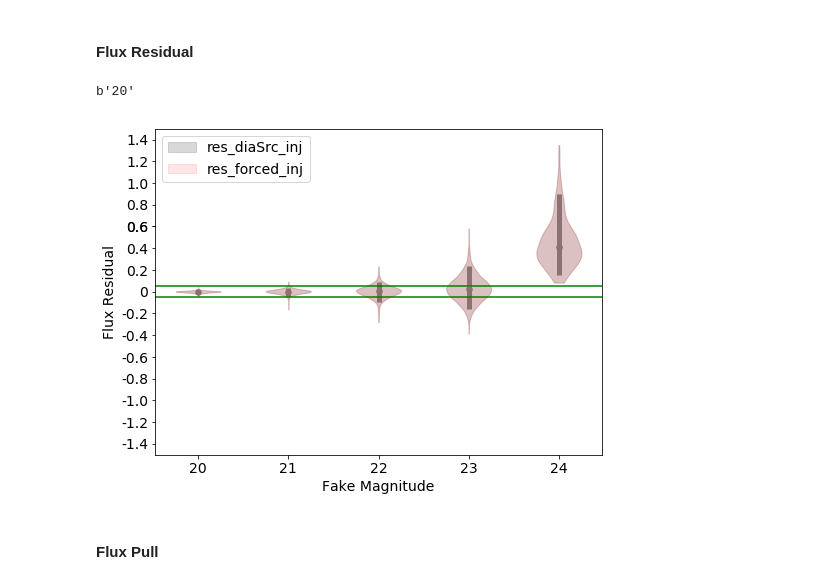
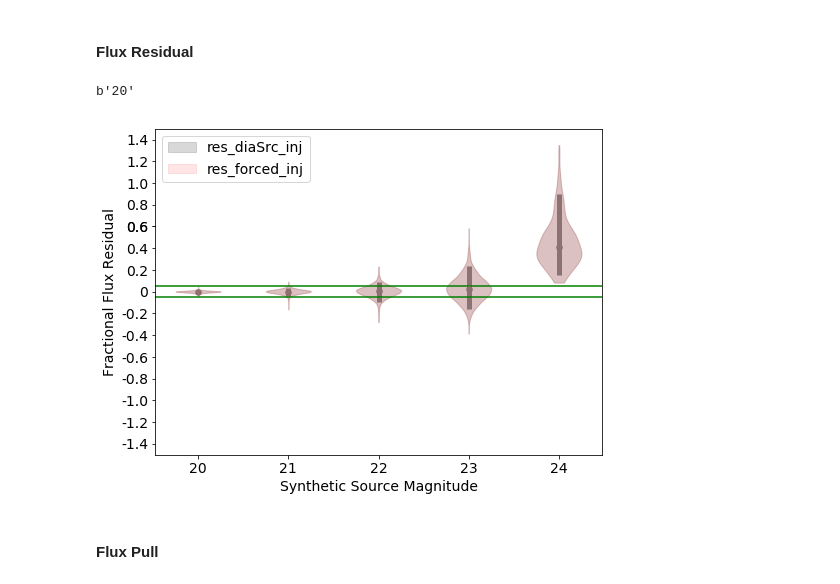
Before and after one commit to LSSTDESC/dia_improvement, a Jupyter notebook: devel/paper_plots.ipynb, the cells around one changed output. Cells and saved outputs as stored; diff of their text form; code cells hidden in the pictures.

```diff
--- a/devel/paper_plots.ipynb
+++ b/devel/paper_plots.ipynb
@@ -274,8 +281,8 @@ for i, fake_mag in enumerate([21, 22, 23, 24]):
     #ax_ls[i].loglog()
     ax_ls[i].set_xscale('log')
     ax_ls[i].set_yscale('log')
-    ax_ls[i].set_xlim(1e0, 1e4)
-    ax_ls[i].set_ylim(1e-10, 1e4)
+    ax_ls[i].set_xlim(1e0, 1e2)
+    ax_ls[i].set_ylim(1e-1, 1e3)
     # restore minor ticks
     # https://stackoverflow.com/questions/44078409/matplotlib-semi-log-plot-minor-tick-marks-are-gone-when-range-is-large
     locmaj = mpl.ticker.LogLocator(base=10,numticks=5)
@@ -290,5 +297,5 @@ for i, fake_mag in enumerate([21, 22, 23, 24]):
     if i > 1:
         ax_ls[i].set_xlabel('SNR')
     # ax_ls[i].legend()
-plt.savefig('./paper_plots/p_snr_threshold.pdf')
+# plt.savefig('./paper_plots/p_snr_threshold.pdf')
 # %% [output]
@@ -360,36 +437,36 @@ for res in res_list:
 for res in forced_res_list:
     quartile1, medians, quartile3 = np.percentile(res, [5, 50, 95])
     forced_res_quartile1.append(quartile1)
     forced_res_medians.append(medians)
     forced_res_quartile3.append(quartile3)
 
 add_label(parts_diaSrc, 'res_diaSrc_inj', labels)
 add_label(parts_forced, 'res_forced_inj', labels)
 # parts_forced['cmaxes'].set_color(['red', 'red', 'red', 'red'])
 inds = np.arange(1, len(res_list) + 1)
 ax.set_xticks([1,2,3,4,5])
 ax.scatter(inds, res_medians, marker='o', color='gray', s=30, zorder=3)
 ax.scatter(inds, forced_res_medians, marker='o', color='r', alpha=0.1, s=30, zorder=3)
 
 ax.vlines(inds, res_quartile1, res_quartile3, color='gray', linestyle='-', lw=5)
 ax.vlines(inds, forced_res_quartile1, forced_res_quartile3, color='r', alpha=0.1,
           linestyle='-', lw=5)
 ax.axhline(y=0.05, color='green', label="5%")
 ax.axhline(y=-0.05, color='green', label="-5%")
 ax.set_xticklabels(['20', '21', '22', '23', '24'])
 yticks = [-1.4,-1.2,-1.0,-0.8,-0.6,-0.4,-0.2,0,0.2,0.4,0.6,0.6,0.8,1.0,1.2,1.4]
 ax.set_yticks(yticks)
 ax.set_yticklabels(yticks)
 # ax.tick_params(axis='y', labelsize=10)
-ax.set_ylabel('Flux Residual')
-ax.set_xlabel('Fake Magnitude')
+ax.set_ylabel('Fractional Flux Residual')
+ax.set_xlabel('Synthetic Source Magnitude')
 ax.set_ylim((-1.5, 1.5))
 
 ldg = plt.legend(*zip(*labels[0:2]), loc=2)
 plt.savefig('./paper_plots/p_res.pdf')
 # %% [output]
 b'20'
-[figure, old version]
+[figure, new version]
 # %%
 def add_patch(legend):
     from matplotlib.patches import Patch
```
Also changed, not shown: parts of 26 cells of this notebook, 1 other file.
